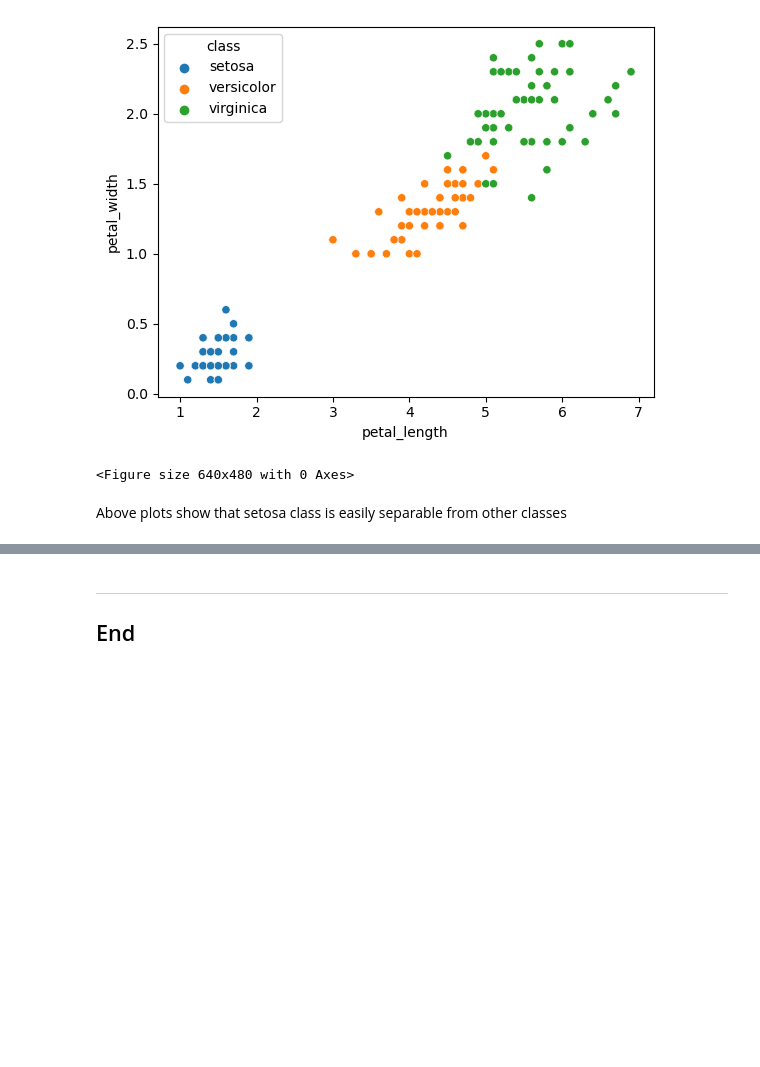
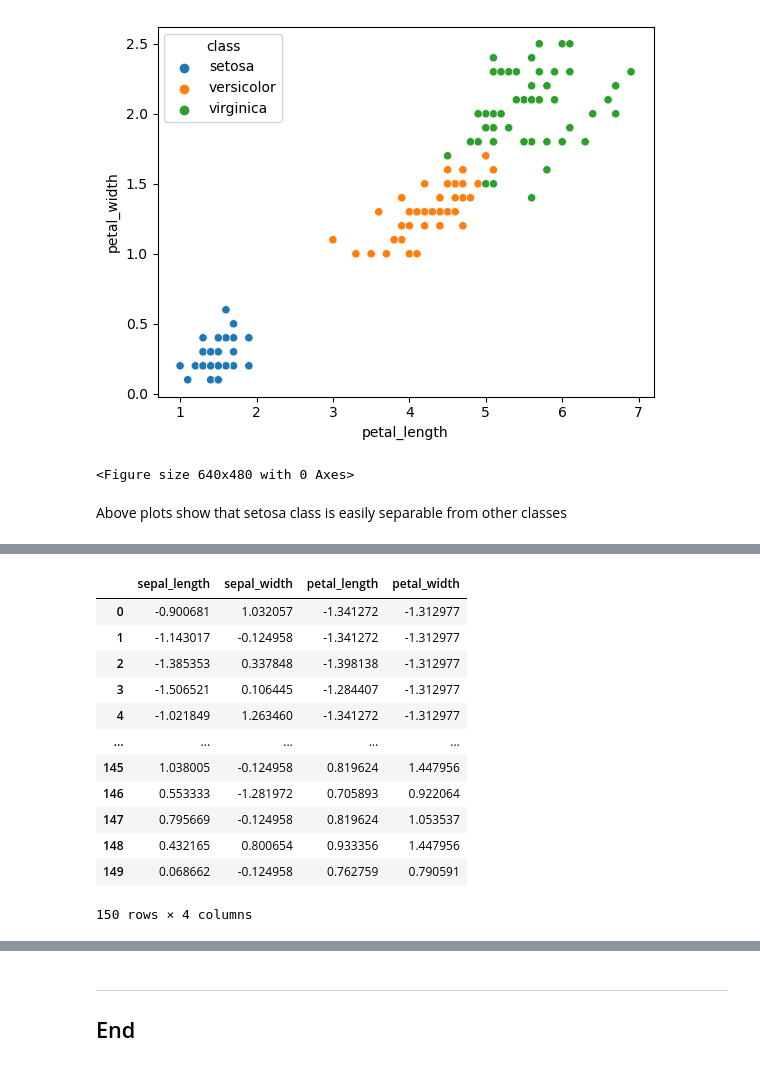
Before and after one commit to G00411367/machine-learning-stats, a Jupyter notebook: tasks.ipynb, the cells around one changed output, grey strips where cells are left out. Cells and saved outputs as stored; diff of their text form; code cells hidden in the pictures; blank space fills up the shorter version.

```diff
--- a/tasks.ipynb
+++ b/tasks.ipynb
@@ -651,0 +681,5 @@ Above plots show that setosa class is easily separable from other classes
+# %%
+# 1. Load iris data set and drop NaNs
+df = pd.read_csv('notes/data/iris.csv').dropna()
+# Show
+df
@@ -651,0 +700,5 @@ Above plots show that setosa class is easily separable from other classes
+# %%
+# The X values; independent variables
+X = df[['sepal_length', 'sepal_width', 'petal_length', 'petal_width']]
+# Show X
+X
@@ -651,0 +723,6 @@ Above plots show that setosa class is easily separable from other classes
+# %%
+# 2. Standardize the data
+scaler = pre.StandardScaler()
+scaler.fit(X)
+X_transformed = scaler.transform(X)
+X_transformed
@@ -651,0 +747,19 @@ Above plots show that setosa class is easily separable from other classes
+# %%
+# Re-create the data frame
+df_X_transformed = pd.DataFrame(X_transformed, columns = X.columns)
+# Show
+df_X_transformed
+# %% [output]
+|  | sepal_length | sepal_width | petal_length | petal_width |
+| 0 | -0.900681 | 1.032057 | -1.341272 | -1.312977 |
+| 1 | -1.143017 | -0.124958 | -1.341272 | -1.312977 |
+| 2 | -1.385353 | 0.337848 | -1.398138 | -1.312977 |
+| 3 | -1.506521 | 0.106445 | -1.284407 | -1.312977 |
+| 4 | -1.021849 | 1.263460 | -1.341272 | -1.312977 |
+| ... | ... | ... | ... | ... |
+| 145 | 1.038005 | -0.124958 | 0.819624 | 1.447956 |
+| 146 | 0.553333 | -1.281972 | 0.705893 | 0.922064 |
+| 147 | 0.795669 | -0.124958 | 0.819624 | 1.053537 |
+| 148 | 0.432165 | 0.800654 | 0.933356 | 1.447956 |
+| 149 | 0.068662 | -0.124958 | 0.762759 | 0.790591 |
+150 rows × 4 columns
```
Also changed, not shown: parts of 25 cells of this notebook, 2 other files.
